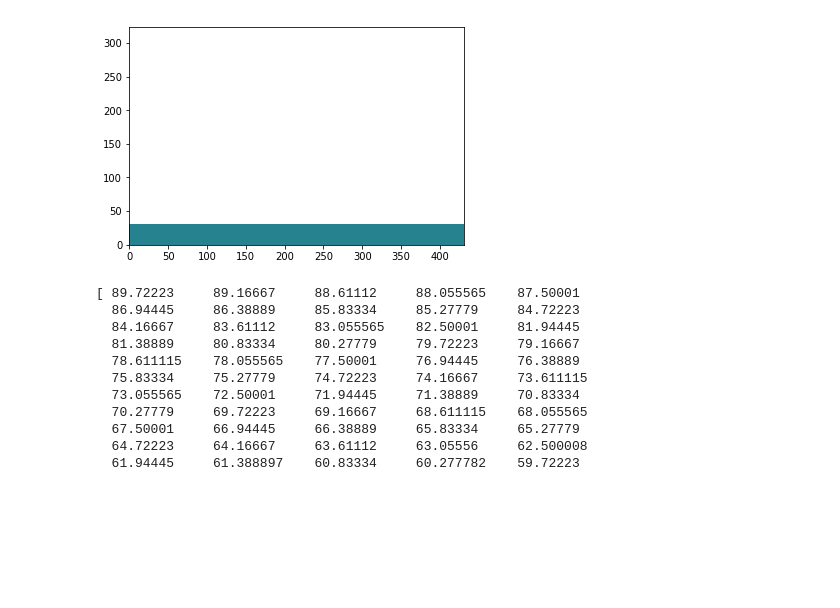
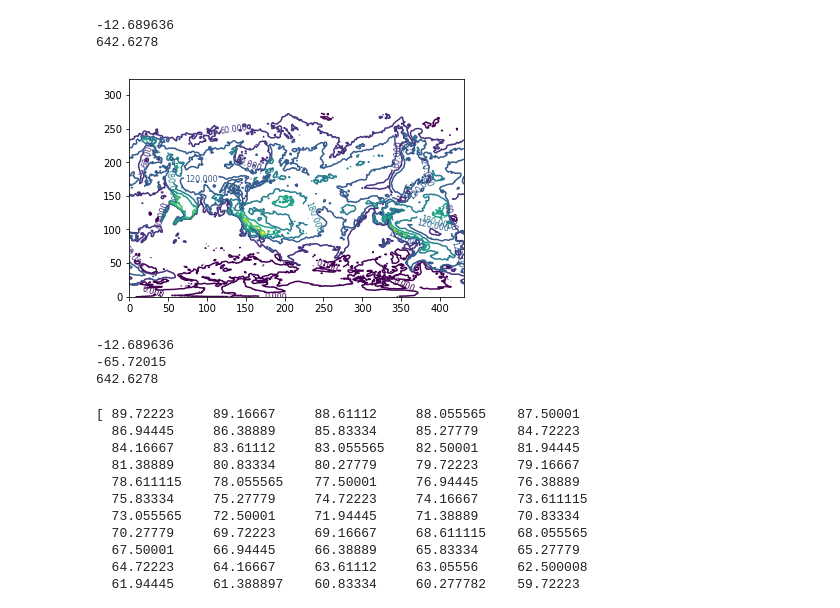
Before and after one commit to geek-yang/JointAnalysis, a Jupyter notebook: Packing/AMET_HadGEM_UoS.ipynb, the cells around one changed output. Cells and saved outputs as stored; diff of their text form; code cells hidden in the pictures; blank space fills up the shorter version.

```diff
--- a/Packing/AMET_HadGEM_UoS.ipynb
+++ b/Packing/AMET_HadGEM_UoS.ipynb
@@ -52,19 +62,34 @@ ensemble_34 = 5 # exp 3 & 4
 exp = 4
 # example file
 #datapath_example = os.path.join(datapath, 'SH_surface', 'SH_surface_1m_EXP1-ENS01.nc')
-datapath_example = os.path.join(datapath, 'SW_TOA', 'SW_TOA_1m_EXP1-ENS01.nc') # problem with this field
-
+#datapath_example = os.path.join(datapath, 'SW_TOA', 'SW_TOA_1m_EXP1-ENS01.nc')
 ####################################################################################
 # %%
+# testing only
 key_example = Dataset(datapath_example)
 lat = key_example.variables['latitude'][::-1]
 lon = key_example.variables['longitude'][:]
-sh = key_example.variables['sw'][:,0,::-1,:]
-plt.contourf(sh[0,:,:])
-
+instance = key_example.variables['lh'][:,0,::-1,:] # lh/sh/solar/longwave/sw/old
+print(instance.min())
+print(instance.max())
+fig = plt.contour(instance[0,:,:])
+plt.clabel(fig, inline=1, fontsize=8)
 plt.show()
 # %% [output]
+-12.689636
+642.6278
-[figure, old version]
+[figure, new version]
+# %%
+# testing only
+f = netcdf.netcdf_file(datapath_example, 'r')
+lh = f.variables['lh']
+print(lh.valid_min)
+print(lh[:].min())
+print(lh[:].max())
+# %% [output]
+-12.689636
+-65.72015
+642.6278
 # %%
 def var_key_retrieve(datapath, exp_num, ensemble_num):
     # get the path to each datasets
```
Also changed, not shown: parts of 5 cells of this notebook, 2 other files.
